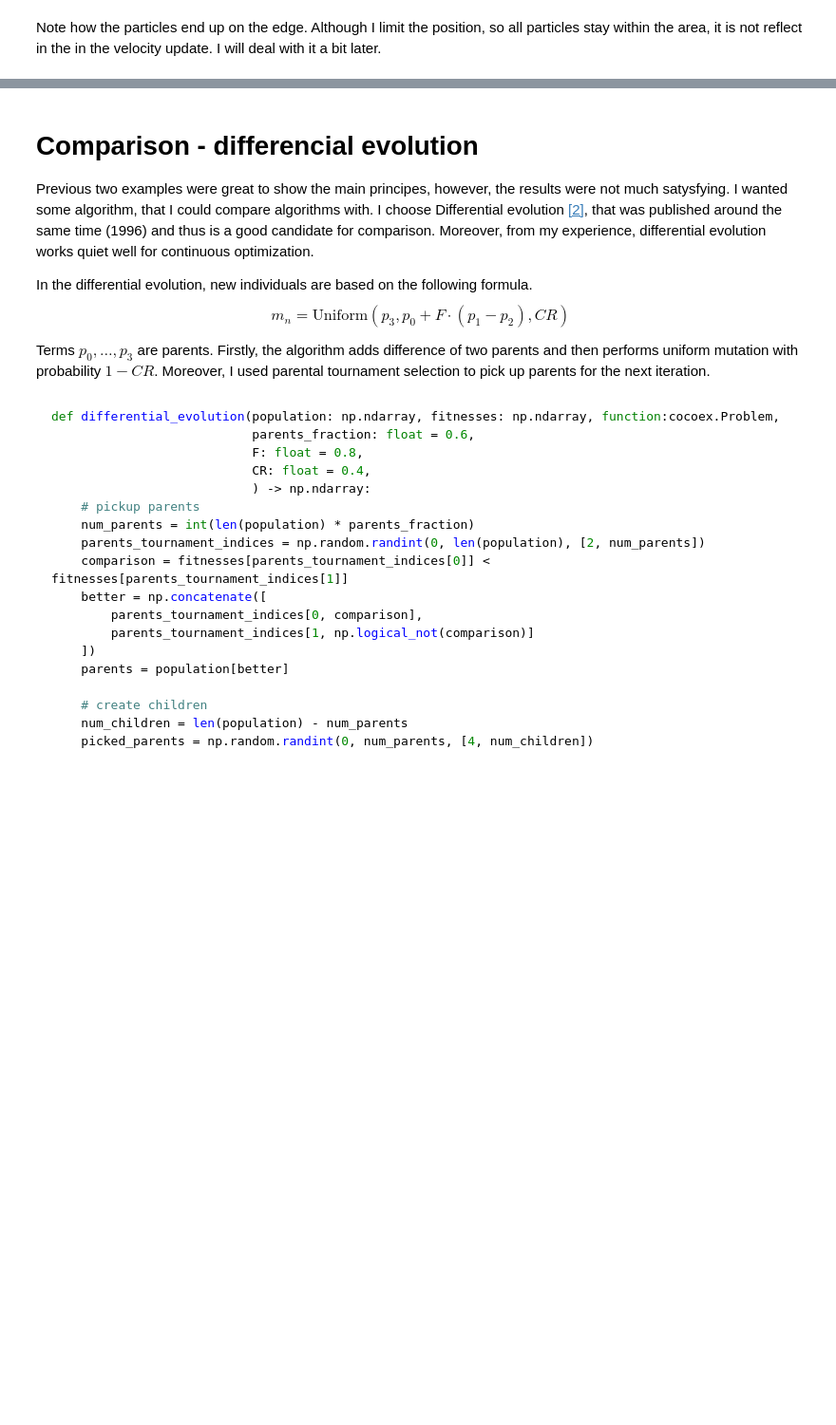
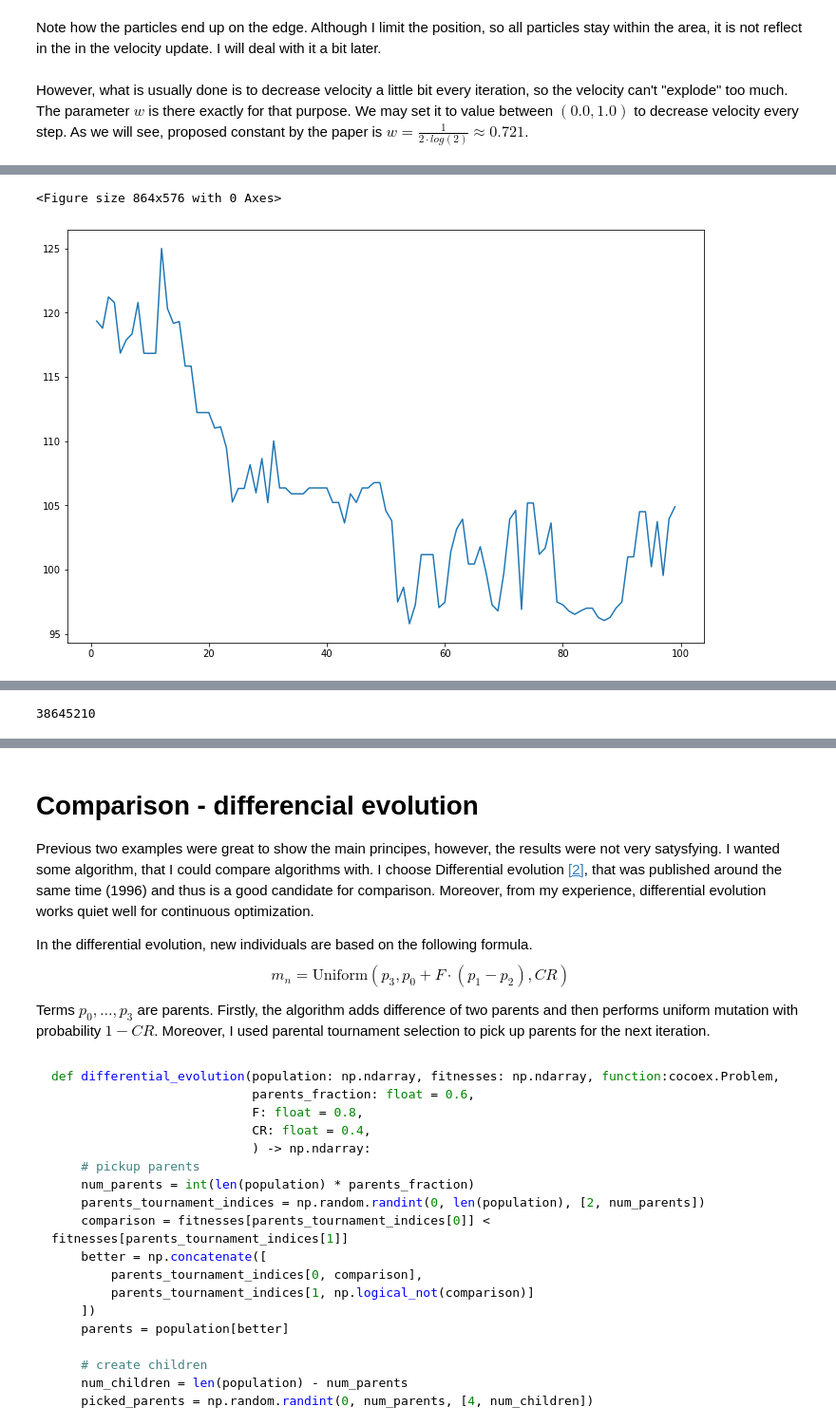
Before and after one commit to PatrikValkovic/ParticleSwarmOptimization, a Jupyter notebook: main.ipynb, the cells around one changed output, grey strips where cells are left out. Shown at 95% size. Drawn from its saved outputs; the diff is of its cells as text; code cells hidden in the pictures; blank space fills up the shorter version.

```diff
--- a/main.ipynb
+++ b/main.ipynb
@@ -126,3 +126,24 @@ with fn.get_suite_wrapper(dimension=[2], function_indices=[7]) as suite:
 ![img](main/002.gif)
 # %% [markdown]
 Note how the particles end up on the edge. Although I limit the position, so all particles stay within the area, it is not reflect in the in the velocity update. I will deal with it a bit later.
+# %% [markdown]
+However, what is usually done is to decrease velocity a little bit every iteration, so the velocity can't "explode" too much. The parameter $w$ is there exactly for that purpose. We may set it to value between $(0.0, 1.0)$ to decrease velocity every step. As we will see, proposed constant by the paper is $w = \frac{1}{2 \cdot log(2)} \approx 0.721$.
+# %%
+with fn.get_suite_wrapper(dimension=[2], function_indices=[7]) as suite:
+    for function in suite:
+        populations, values = exe.execute(
+            function,
+            functools.partial(strategies.RandomVelocity.execute, w=1/(2*np.log(2))),
+            initialization = strategies.RandomVelocity.init,
+            show_progress=True)
+
+        plt.figure(figsize=(12,8))
+        plot.plot_graph(values, plot.popfn_median())
+        plt.show()
+
+        if SHOW_GIFS:
+            gif = plot.animate_movement(function, populations, show_progress=True)
+            with open(os.path.join("main", "003.gif"), "wb") as f:
+                f.write(gif);
+            display.Markdown("![img](main/003.gif)")
+# %% [output]
@@ -128,0 +151,2 @@ Note how the particles end up on the edge. Although I limit the position, so all
+<Figure size 864x576 with 0 Axes>
+[figure, added]
@@ -128,0 +154 @@ Note how the particles end up on the edge. Although I limit the position, so all
+38645210
@@ -129,7 +156,7 @@ Note how the particles end up on the edge. Although I limit the position, so all
 # %% [markdown]
 # Comparison - differencial evolution
 
-Previous two examples were great to show the main principes, however, the results were not much satysfying. I wanted some algorithm, that I could compare algorithms with. I choose Differential evolution [[2]](#Bibliography), that was published around the same time (1996) and thus is a good candidate for comparison. Moreover, from my experience, differential evolution works quiet well for continuous optimization.
+Previous two examples were great to show the main principes, however, the results were not very satysfying. I wanted some algorithm, that I could compare algorithms with. I choose Differential evolution [[2]](#Bibliography), that was published around the same time (1996) and thus is a good candidate for comparison. Moreover, from my experience, differential evolution works quiet well for continuous optimization.
 
 In the differential evolution, new individuals are based on the following formula.
 $$
```
Also changed, not shown: parts of 27 cells of this notebook, 3 other files.
